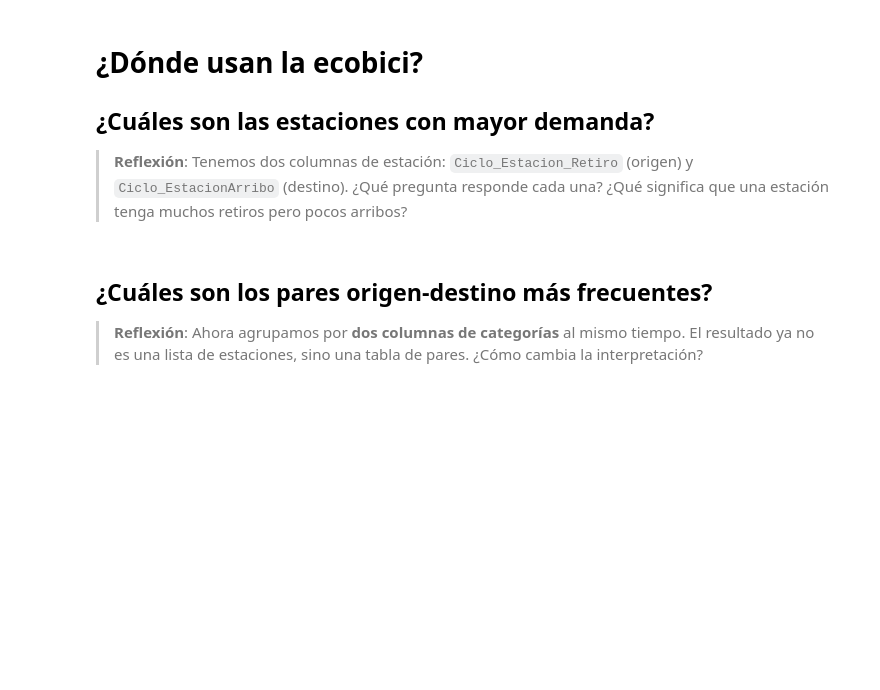
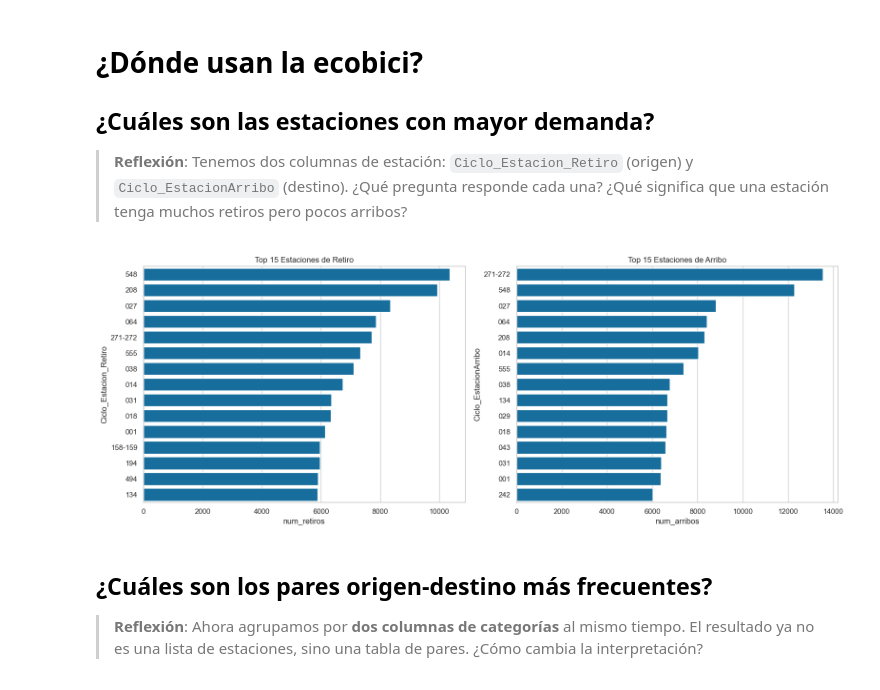
Before and after one commit to JuanPaCano-829/mineria_datos, a Jupyter notebook: notebooks/eda_ecobici.ipynb, the cells around one changed output. Saved outputs shown, nothing was run; the diff lists cells and outputs as text; code cells hidden in the pictures; blank space fills up the shorter version.

```diff
--- a/notebooks/eda_ecobici.ipynb
+++ b/notebooks/eda_ecobici.ipynb
@@ -313,35 +317,37 @@ sns.lineplot(
 # %%
 TOP_N = 15
 
 # Estaciones con más viajes iniciados (retiros)
 top_retiros = (
     df_clean
-    .groupby(_____)
-    .agg(num_retiros = (_____, _____))
+    .groupby("Ciclo_Estacion_Retiro")
+    .agg(num_retiros = ("Genero_Usuario", "count"))
     .reset_index()
-    .sort_values(_____, ascending=_____)  # ¿Ascendente o descendente?
+    .sort_values("num_retiros", ascending=False)  # ¿Ascendente o descendente?
     .head(TOP_N)
 )
 
 # Estaciones con más viajes terminados (arribos)
 top_arribos = (
     df_clean
-    .groupby(_____)
-    .agg(num_arribos = (_____, _____))
+    .groupby("Ciclo_EstacionArribo")
+    .agg(num_arribos = ("Genero_Usuario", "count"))
     .reset_index()
-    .sort_values(_____, ascending=_____)
+    .sort_values("num_arribos", ascending=False)
     .head(TOP_N)
 )
 
 fig, axes = plt.subplots(1, 2, figsize=(16, 6))
 
-sns.barplot(data=top_retiros, y=_____, x=_____, ax=axes[0])
-axes[0].set_title("Top estaciones de retiro")
+sns.barplot(data=top_retiros, y="Ciclo_Estacion_Retiro", x="num_retiros", ax=axes[0])
+axes[0].set_title("Top 15 Estaciones de Retiro")
 
-sns.barplot(data=top_arribos, y=_____, x=_____, ax=axes[1])
-axes[1].set_title("Top estaciones de arribo")
+sns.barplot(data=top_arribos, y="Ciclo_EstacionArribo", x="num_arribos", ax=axes[1])
+axes[1].set_title("Top 15 Estaciones de Arribo")
 
 plt.tight_layout()
+# %% [output]
+[figure, added]
 # %% [markdown]
 ## ¿Cuáles son los pares origen-destino más frecuentes?
 
```
Also changed, not shown: parts of 16 cells of this notebook.
